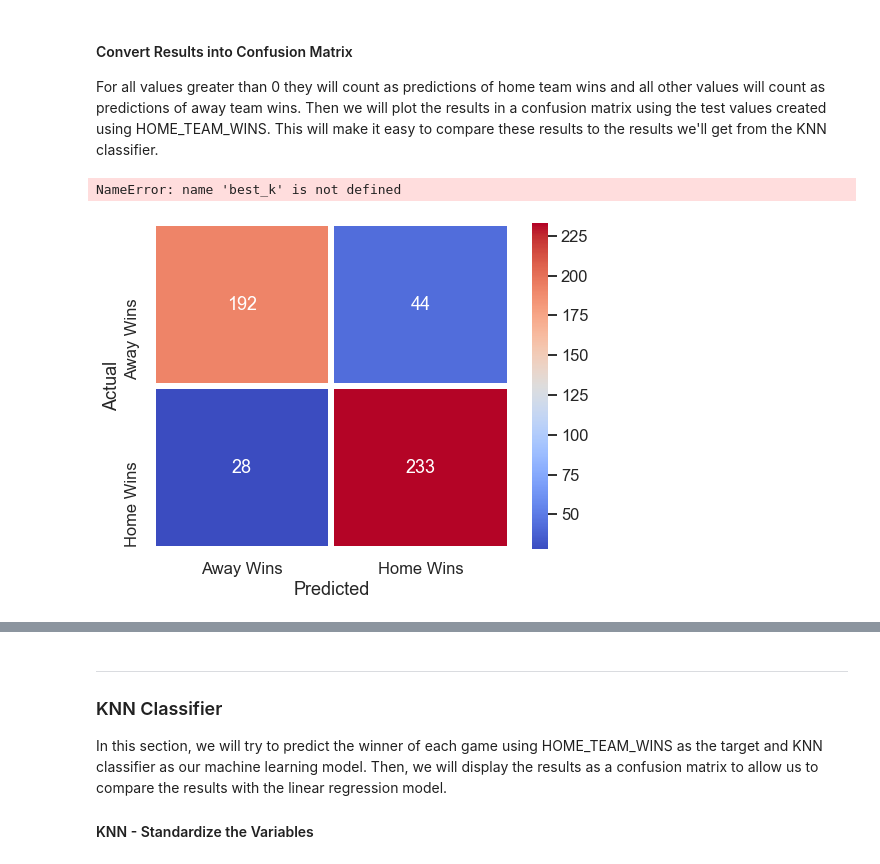
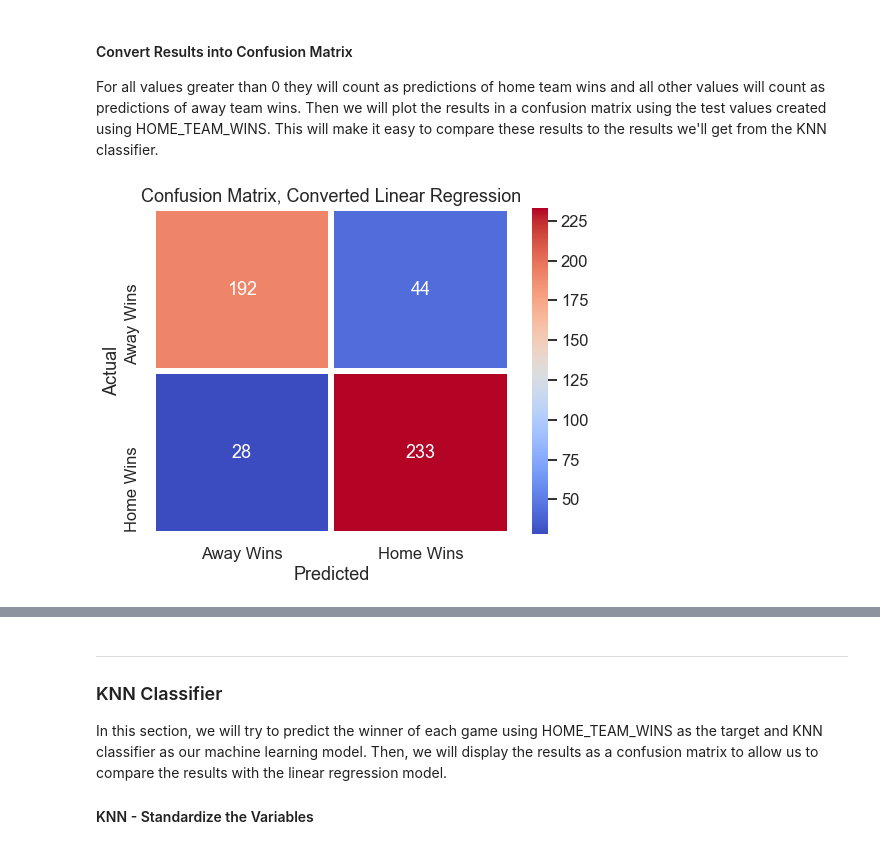
Before and after one commit to apainintheneck/nba-data-science, a Jupyter notebook: final_project.ipynb, the cells around one changed output, grey strips where cells are left out. Saved outputs shown, nothing was run; the diff lists cells and outputs as text; code cells hidden in the pictures.

Commit message:
Fixed graph naming error in final_project.ipynb

```diff
--- a/final_project.ipynb
+++ b/final_project.ipynb
@@ -278,12 +278,11 @@ _, _, _, y_test = train_test_split(X, df['HOME_TEAM_WINS'], test_size=0.4, rando
 # %%
 sns.heatmap(confusion_matrix(y_test,pred), annot=True, fmt='d', cmap='coolwarm',
             linewidth=5, xticklabels=['Away Wins', 'Home Wins'],
             yticklabels=['Away Wins', 'Home Wins'])
 plt.xlabel('Predicted')
 plt.ylabel('Actual')
-plt.title('Confusion Matrix, Converted Linear Regression'.format(best_k));
+plt.title('Confusion Matrix, Converted Linear Regression');
 # %% [output]
-NameError: name 'best_k' is not defined
-[figure, old version]
+[figure, new version]
 # %%
 print(classification_report(y_test,pred))
```
Also changed, not shown: parts of 10 cells of this notebook.
